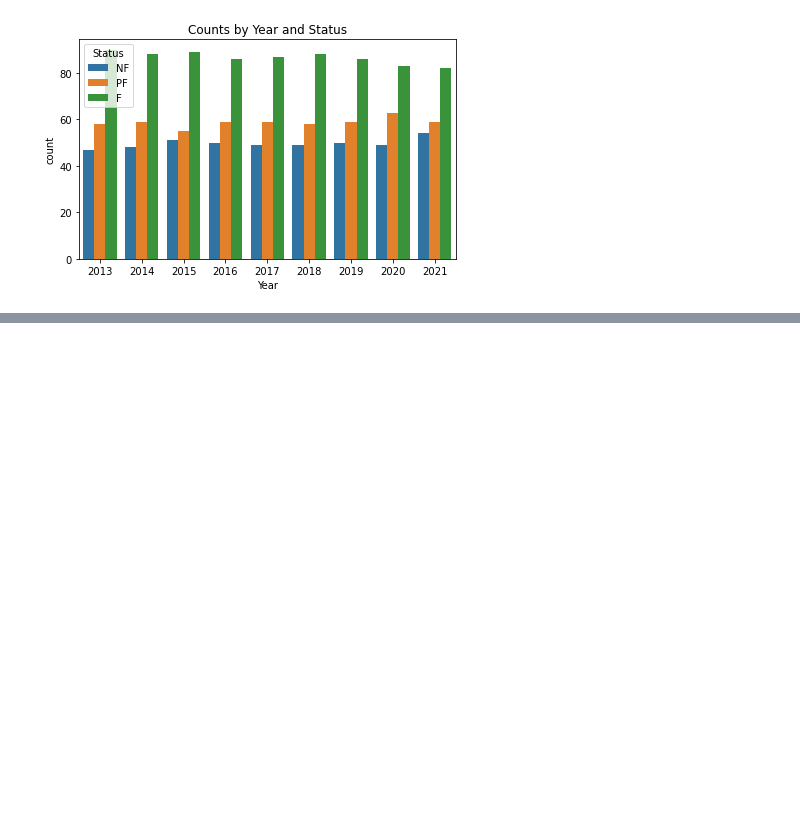
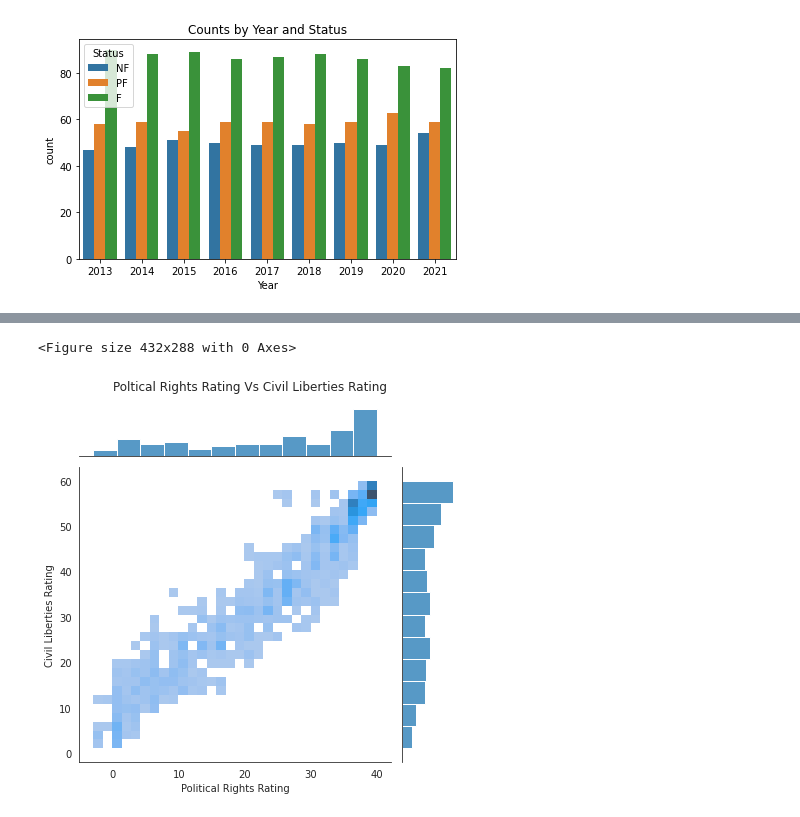
Before and after one commit to keithroger/notebooks, a Jupyter notebook: Freedom in the World 2013-2021/fitw.ipynb, the cells around one changed output, grey strips where cells are left out. Saved outputs shown, nothing was run; the diff lists cells and outputs as text; code cells hidden in the pictures; blank space fills up the shorter version.

Commit message:
Add CL vs PR jointplot

```diff
--- a/Freedom in the World 2013-2021/fitw.ipynb
+++ b/Freedom in the World 2013-2021/fitw.ipynb
@@ -94,0 +101,12 @@ plt.tight_layout()
+# %%
+plt.figure()
+sns.set_style('white')
+g = sns.jointplot(x='PR', y='CL', data=countries, bins=30, kind='hist')
+g.ax_joint.set_xlabel('Political Rights Rating')
+g.ax_joint.set_ylabel('Civil Liberties Rating')
+g.fig.suptitle('Poltical Rights Rating Vs Civil Liberties Rating')
+plt.tight_layout()
+plt.savefig('images/cl_vs_pr_jointplot.png')
+# %% [output]
+<Figure size 432x288 with 0 Axes>
+[figure, added]
```
Also changed, not shown: parts of 11 cells of this notebook, 2 other files.
